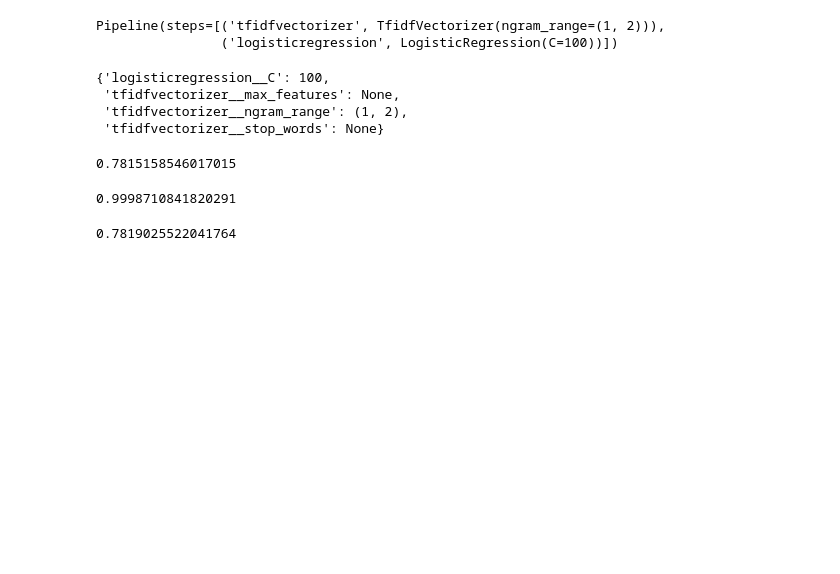
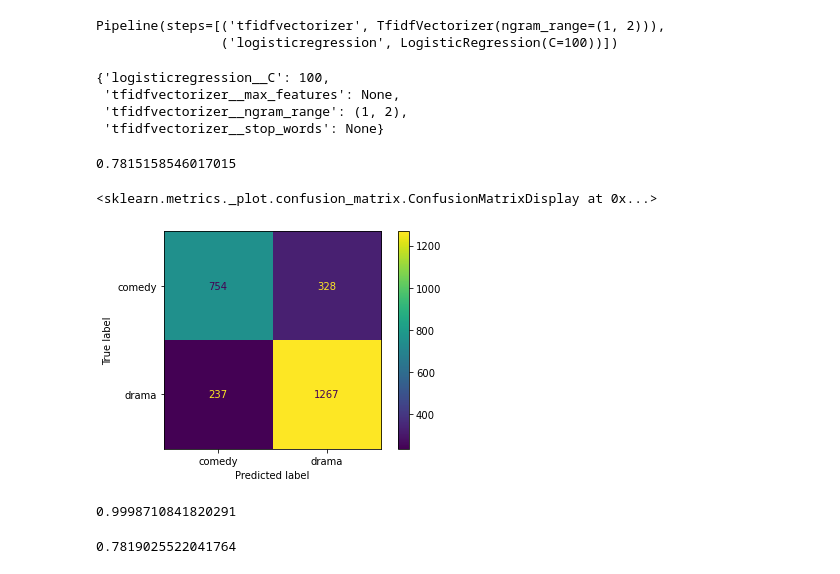
Before and after one commit to transcriptive/wiki-movie-plots-nlp, a Jupyter notebook: simple-classifier.ipynb, the cells around one changed output. Saved outputs shown, nothing was run; the diff lists cells and outputs as text; code cells hidden in the pictures; blank space fills up the shorter version.

```diff
--- a/simple-classifier.ipynb
+++ b/simple-classifier.ipynb
@@ -164,6 +164,11 @@ gs.best_params_
 gs.score(X_test, y_test)
 # %% [output]
 0.7815158546017015
+# %%
+plot_confusion_matrix(gs, X_test, y_test)
+# %% [output]
+<sklearn.metrics._plot.confusion_matrix.ConfusionMatrixDisplay at 0x...>
+[figure, added]
 # %%
 pipe2 = make_pipeline(TfidfVectorizer(ngram_range = (1, 2)), LogisticRegression(C=100, max_iter=1000))
 # %%
```
Also changed, not shown: parts of 6 cells of this notebook.
